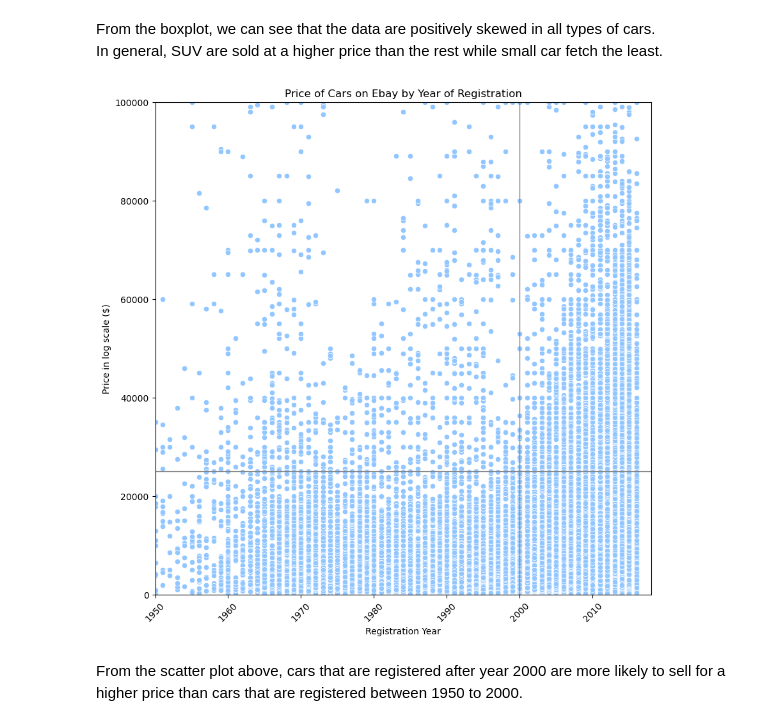
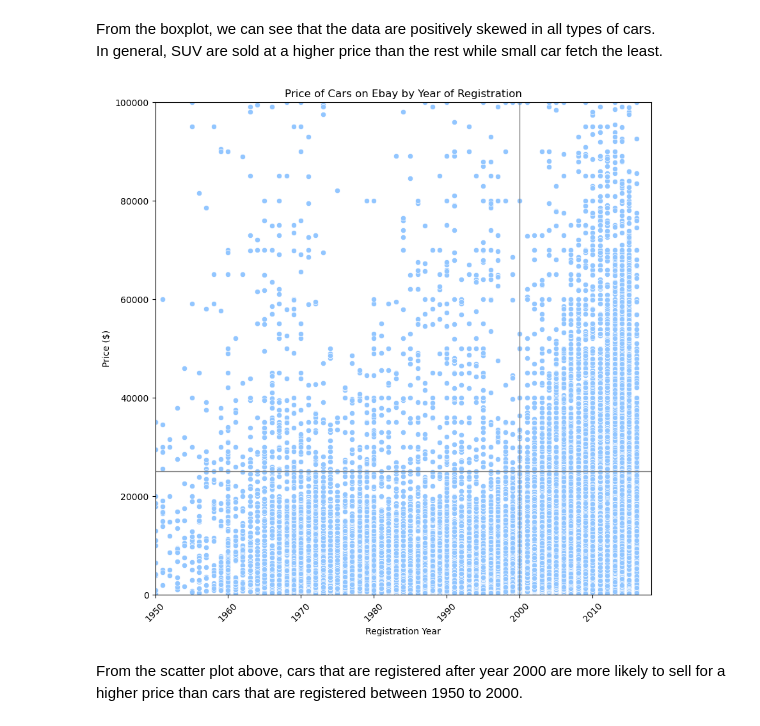
Before and after one commit to altheaxcvii/Dataquest-Exploring-eBay-Car-Sales-Data, a Jupyter notebook: Ebay.ipynb, the cells around one changed output. Cells and saved outputs as stored; diff of their text form; code cells hidden in the pictures.

```diff
--- a/Ebay.ipynb
+++ b/Ebay.ipynb
@@ -456,20 +456,20 @@ In general, SUV are sold at a higher price than the rest while small car fetch t
 # %%
 #Year of Registration
 #I will get the x scale to begin at 1950 as there are not many data points before 1950
 plt.figure(figsize=(10,10))
 sns.scatterplot(y = 'price', x = 'year_of_registration',data=ebay)
 plt.xticks(rotation = 45)
 plt.xlabel('Registration Year')
 plt.xticks([x for x in range(1900,2016,10)])
 plt.xlim(1950,2018)
 plt.ylim(0,100000)
-plt.ylabel('Price in log scale ($)')
+plt.ylabel('Price ($)')
 plt.title('Price of Cars on Ebay by Year of Registration')
 plt.axvline(x=2000,linewidth=1, color='#808080', alpha=1)
 plt.axhline(y=25000,linewidth=1, color='#808080', alpha=1)
 plt.show()
 # %% [output]
-[figure, old version]
+[figure, new version]
 # %% [markdown]
 From the scatter plot above, cars that are registered after year 2000 are more likely to sell for a higher price than cars that are registered between 1950 to 2000.
 # %%
```
Also changed, not shown: 1 other file.
